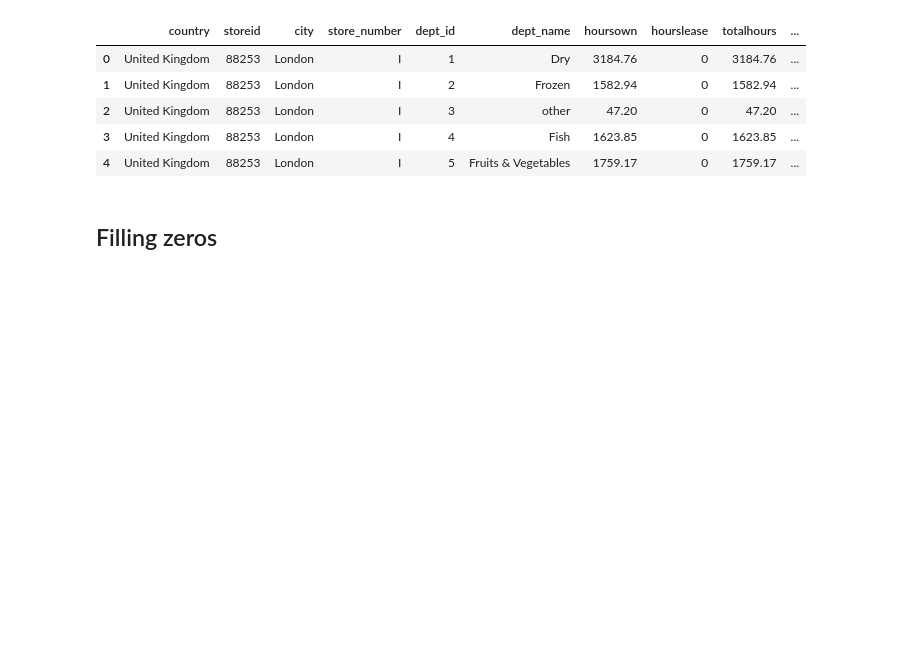
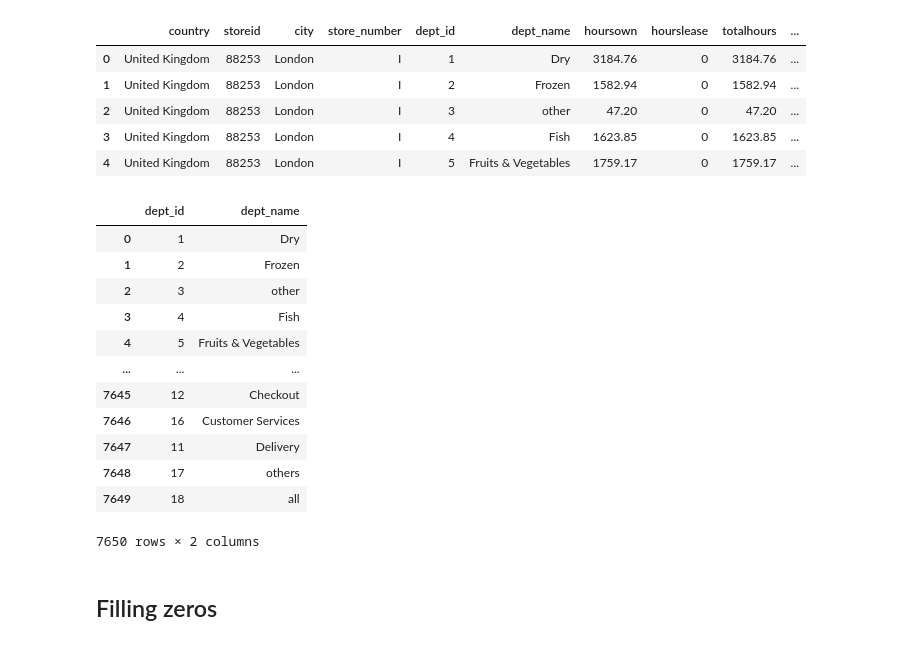
Before and after one commit to Renawol/Retail-Industy-Cleaning, a Jupyter notebook: retail_project.ipynb, the cells around one changed output. Cells and saved outputs as stored; diff of their text form; code cells hidden in the pictures; blank space fills up the shorter version.

```diff
--- a/retail_project.ipynb
+++ b/retail_project.ipynb
@@ -39,7 +39,7 @@ plt.rcParams['axes.grid'] = True
 plt.rcParams['grid.color'] = '#cdcfd1'
 plt.rcParams['image.cmap'] = 'cool'
 # %%
-path = r'C:\Users\mateo\OneDrive\Escritorio\Ciencia de datos\Proyectos\Retail Industry Data Cleaning\salesworkload.xlsx'
+path = r'C:\Users\mateo\OneDrive\Escritorio\Ciencia de datos\Proyectos\Retail Industry Cleaning\salesworkload.xlsx'
 # %%
 # There is a single Excel file with two sheets containing data.
 sales = pd.read_excel(path, sheet_name= 0)
@@ -428,6 +428,22 @@ df_final.head()
 | 4 | United Kingdom | 88253 | London | I | 5 | Fruits & Vegetables | 1759.17 | 0 | 1759.17 | ... |
 # %%
 depts = df_final[['dept_id', 'dept_name']]
+depts.drop_duplicates()
+depts
+# %% [output]
+|  | dept_id | dept_name |
+| 0 | 1 | Dry |
+| 1 | 2 | Frozen |
+| 2 | 3 | other |
+| 3 | 4 | Fish |
+| 4 | 5 | Fruits & Vegetables |
+| ... | ... | ... |
+| 7645 | 12 | Checkout |
+| 7646 | 16 | Customer Services |
+| 7647 | 11 | Delivery |
+| 7648 | 17 | others |
+| 7649 | 18 | all |
+7650 rows × 2 columns
 # %%
 workers_hours = df_final[[ 'hoursown', 'hourslease', 'totalhours']]
 
```
Also changed, not shown: parts of 1 cell of this notebook, 3 other files.
